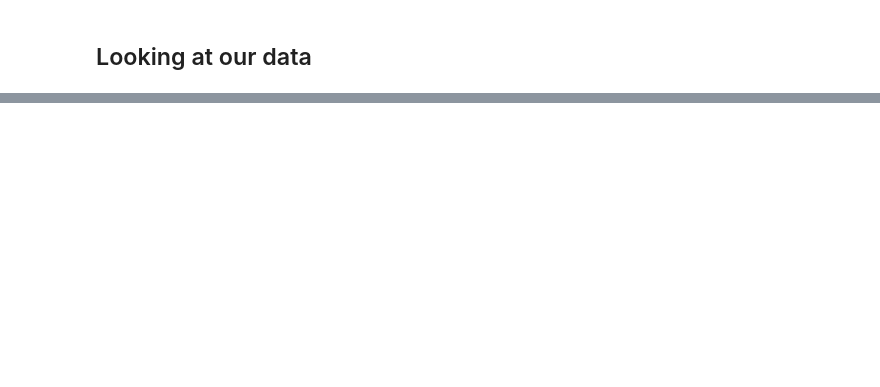
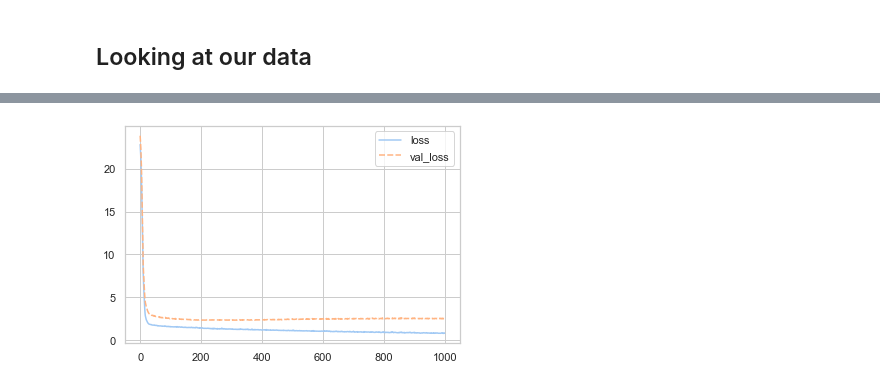
Before and after one commit to PurpleBooth/tensorflow-learning, a Jupyter notebook: 2-part/6-mpg-is-regressing.ipynb, the cells around one changed output, grey strips where cells are left out. Drawn from its saved outputs; the diff is of its cells as text; code cells hidden in the pictures; blank space fills up the shorter version.

```diff
--- a/2-part/6-mpg-is-regressing.ipynb
+++ b/2-part/6-mpg-is-regressing.ipynb
@@ -14,0 +119,3 @@ ModuleNotFoundError: No module named 'unittest'
+# %%
+normalizer = tf.keras.layers.Normalization(axis=-1)
+normalizer.adapt(np.array(train_features))
@@ -14,0 +125,17 @@ ModuleNotFoundError: No module named 'unittest'
+# %%
+def build_and_compile_model(normalizer: tf.keras.layers.Normalization) -> tf.keras.callbacks.History:
+    model = tf.keras.Sequential(
+        [
+            normalizer,
+            tf.keras.layers.Dense(64, activation=tf.keras.activations.relu),
+            tf.keras.layers.Dense(64, activation=tf.keras.activations.relu),
+            tf.keras.layers.Dense(1)
+        ]
+    )
+
+    model.compile(
+        loss=tf.keras.losses.MeanAbsoluteError(),
+        optimizer=tf.keras.optimizers.Adam(),
+        metrics=[tf.keras.metrics.mae, tf.keras.metrics.mean_squared_error]
+    )
+    return model
@@ -14,0 +144,9 @@ ModuleNotFoundError: No module named 'unittest'
+# %%
+model = build_and_compile_model(normalizer=normalizer)
+history = model.fit(
+    train_features,
+    train_label,
+    epochs=1000,
+    verbose=0,
+    validation_split=0.2
+)
@@ -14,0 +155,4 @@ ModuleNotFoundError: No module named 'unittest'
+# %%
+def plot_loss(history: tf.keras.callbacks.History) -> None:
+    df = pd.DataFrame(history.history)
+    sns.lineplot(data=df[["loss", "val_loss"]])
@@ -17,0 +184,4 @@ df
+# %%
+plot_loss(history)
+# %% [output]
+[figure, added]
```
Also changed, not shown: parts of 21 cells of this notebook, 2 other files.
